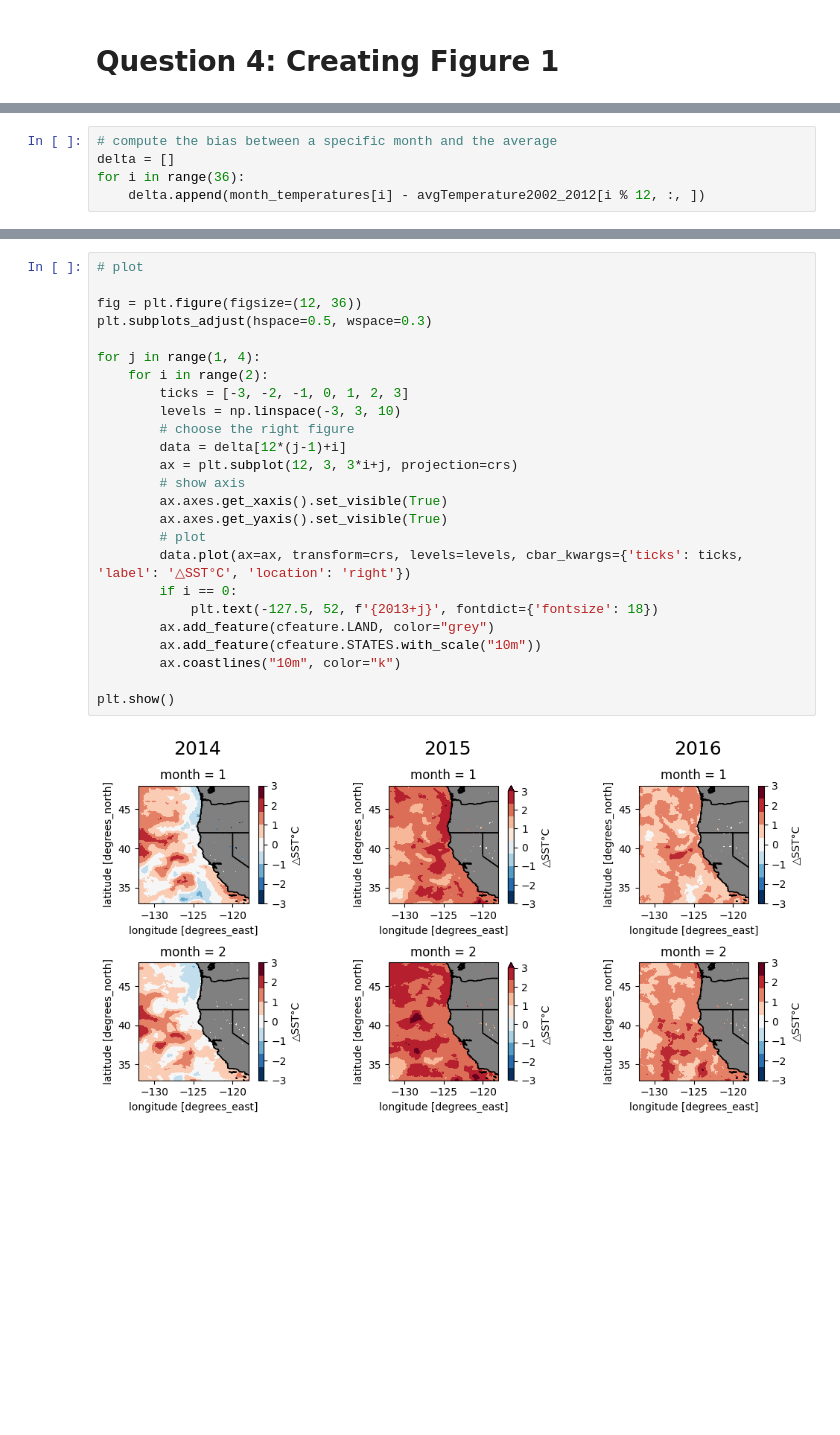
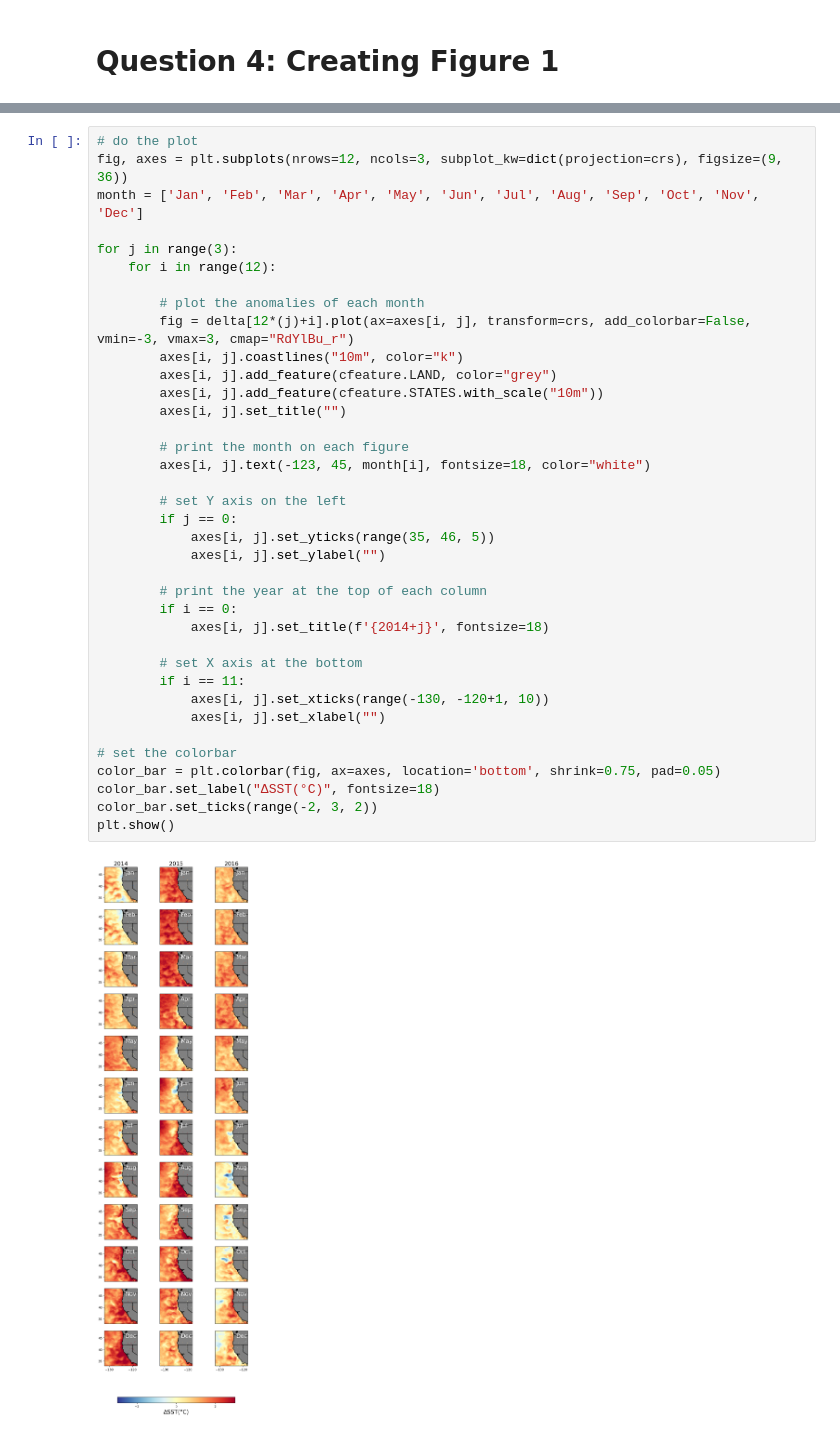
Before and after one commit to UCB-stat-159-s23/hw03-Group19, a Jupyter notebook: climate-Q04.ipynb, the cells around one changed output, grey strips where cells are left out. Saved outputs shown, nothing was run; the diff lists cells and outputs as text; blank space fills up the shorter version.

```diff
--- a/climate-Q04.ipynb
+++ b/climate-Q04.ipynb
@@ -26,5 +30,0 @@ for year in range(2014, 2017):
-# %%
-# compute the bias between a specific month and the average
-delta = []
-for i in range(36):
-    delta.append(month_temperatures[i] - avgTemperature2002_2012[i % 12, :, ])
@@ -33,27 +31,39 @@ fig = plt.figure(figsize=(12, 1))
 # %%
-# plot
+# do the plot
+fig, axes = plt.subplots(nrows=12, ncols=3, subplot_kw=dict(projection=crs), figsize=(9, 36))
+month = ['Jan', 'Feb', 'Mar', 'Apr', 'May', 'Jun', 'Jul', 'Aug', 'Sep', 'Oct', 'Nov', 'Dec']
 
-fig = plt.figure(figsize=(12, 36))
-plt.subplots_adjust(hspace=0.5, wspace=0.3)
+for j in range(3):
+    for i in range(12):
 
-for j in range(1, 4):
-    for i in range(2):
-        ticks = [-3, -2, -1, 0, 1, 2, 3]
-        levels = np.linspace(-3, 3, 10)
-        # choose the right figure
-        data = delta[12*(j-1)+i]
-        ax = plt.subplot(12, 3, 3*i+j, projection=crs)
-        # show axis
-        ax.axes.get_xaxis().set_visible(True)
-        ax.axes.get_yaxis().set_visible(True)
-        # plot
-        data.plot(ax=ax, transform=crs, levels=levels, cbar_kwargs={'ticks': ticks, 'label': '△SST°C', 'location': 'right'})
+        # plot the anomalies of each month
+        fig = delta[12*(j)+i].plot(ax=axes[i, j], transform=crs, add_colorbar=False, vmin=-3, vmax=3, cmap="RdYlBu_r")
+        axes[i, j].coastlines("10m", color="k")
+        axes[i, j].add_feature(cfeature.LAND, color="grey")
+        axes[i, j].add_feature(cfeature.STATES.with_scale("10m"))
+        axes[i, j].set_title("")
+
+        # print the month on each figure
+        axes[i, j].text(-123, 45, month[i], fontsize=18, color="white")
+
+        # set Y axis on the left
+        if j == 0:
+            axes[i, j].set_yticks(range(35, 46, 5))
+            axes[i, j].set_ylabel("")
+
+        # print the year at the top of each column
         if i == 0:
-            plt.text(-127.5, 52, f'{2013+j}', fontdict={'fontsize': 18})
-        ax.add_feature(cfeature.LAND, color="grey")
-        ax.add_feature(cfeature.STATES.with_scale("10m"))
-        ax.coastlines("10m", color="k")
+            axes[i, j].set_title(f'{2014+j}', fontsize=18)
 
+        # set X axis at the bottom
+        if i == 11:
+            axes[i, j].set_xticks(range(-130, -120+1, 10))
+            axes[i, j].set_xlabel("")
+
+# set the colorbar
+color_bar = plt.colorbar(fig, ax=axes, location='bottom', shrink=0.75, pad=0.05)
+color_bar.set_label("ΔSST(°C)", fontsize=18)
+color_bar.set_ticks(range(-2, 3, 2))
 plt.show()
 # %% [output]
-[figure, old version]
+[figure, new version]
```
Also changed, not shown: parts of 5 cells of this notebook.
